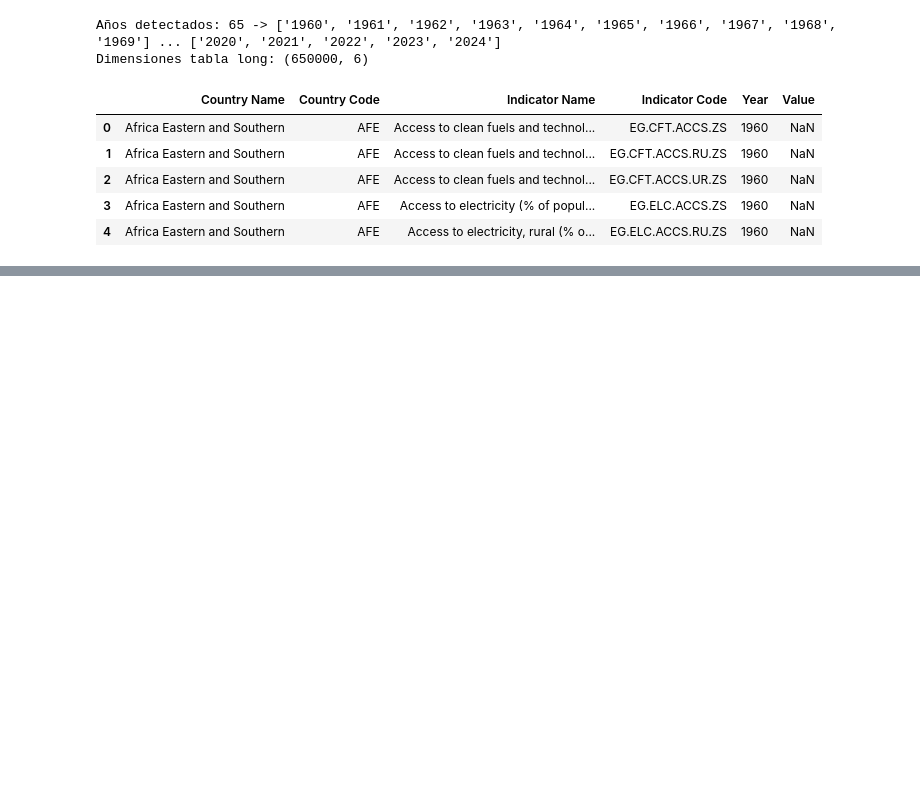
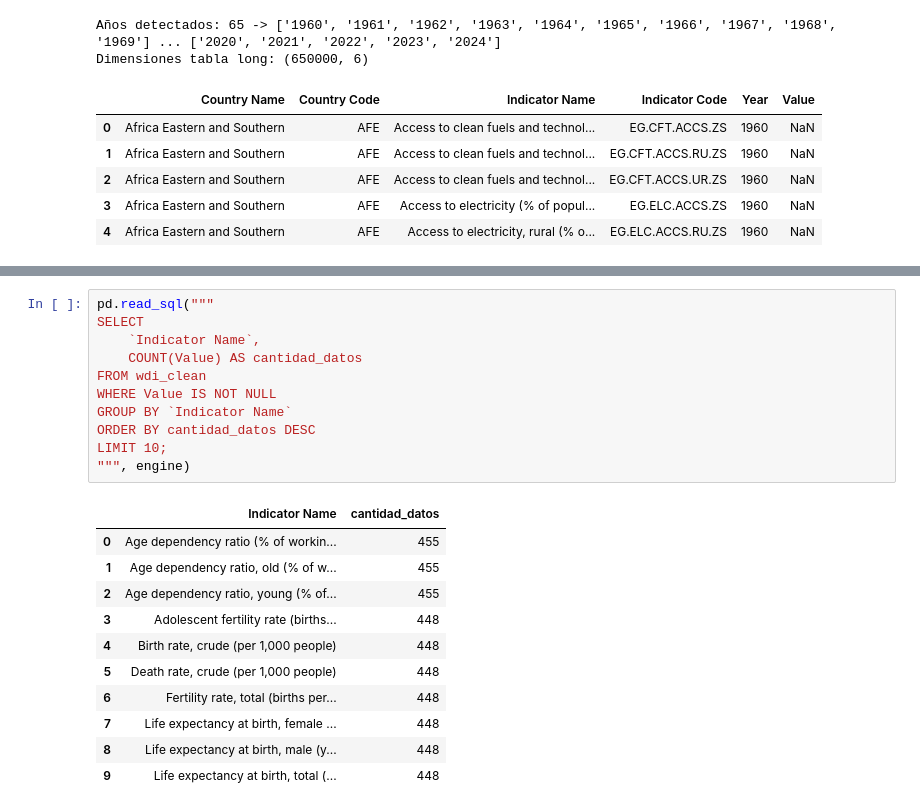
Before and after one commit to aglsystems-ragl/PROYECTO_WDI_ETL, a Jupyter notebook: notebooks/ETL_WDI.ipynb, the cells around one changed output, grey strips where cells are left out. Drawn from its saved outputs; the diff is of its cells as text; blank space fills up the shorter version.

```diff
--- a/notebooks/ETL_WDI.ipynb
+++ b/notebooks/ETL_WDI.ipynb
@@ -93,0 +192,23 @@ Dimensiones tabla long: (650000, 6)
+# %%
+pd.read_sql("""
+SELECT
+    `Indicator Name`,
+    COUNT(Value) AS cantidad_datos
+FROM wdi_clean
+WHERE Value IS NOT NULL
+GROUP BY `Indicator Name`
+ORDER BY cantidad_datos DESC
+LIMIT 10;
+""", engine)
+# %% [output]
+|  | Indicator Name | cantidad_datos |
+| 0 | Age dependency ratio (% of workin... | 455 |
+| 1 | Age dependency ratio, old (% of w... | 455 |
+| 2 | Age dependency ratio, young (% of... | 455 |
+| 3 | Adolescent fertility rate (births... | 448 |
+| 4 | Birth rate, crude (per 1,000 people) | 448 |
+| 5 | Death rate, crude (per 1,000 people) | 448 |
+| 6 | Fertility rate, total (births per... | 448 |
+| 7 | Life expectancy at birth, female ... | 448 |
+| 8 | Life expectancy at birth, male (y... | 448 |
+| 9 | Life expectancy at birth, total (... | 448 |
```
Also changed, not shown: parts of 15 cells of this notebook.
